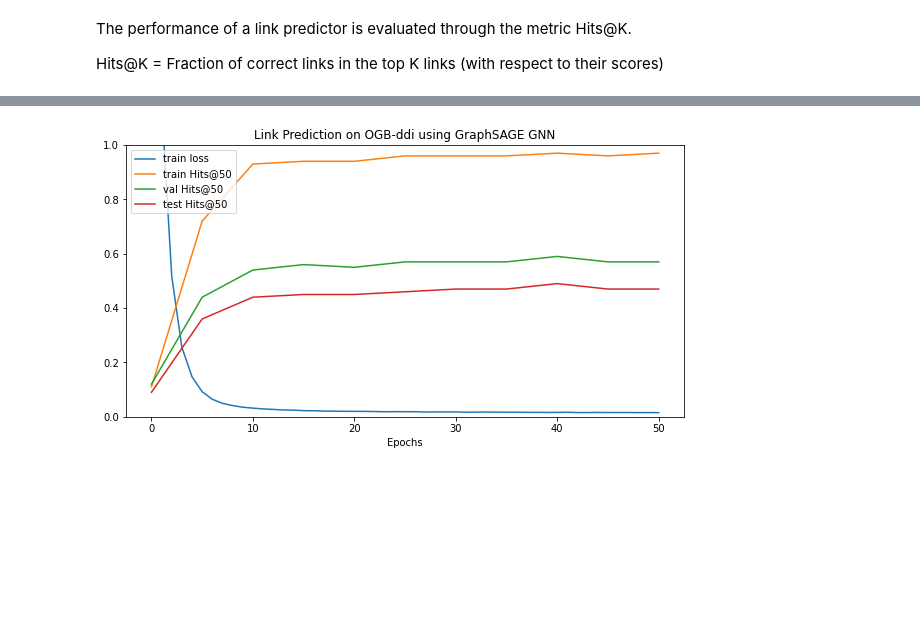
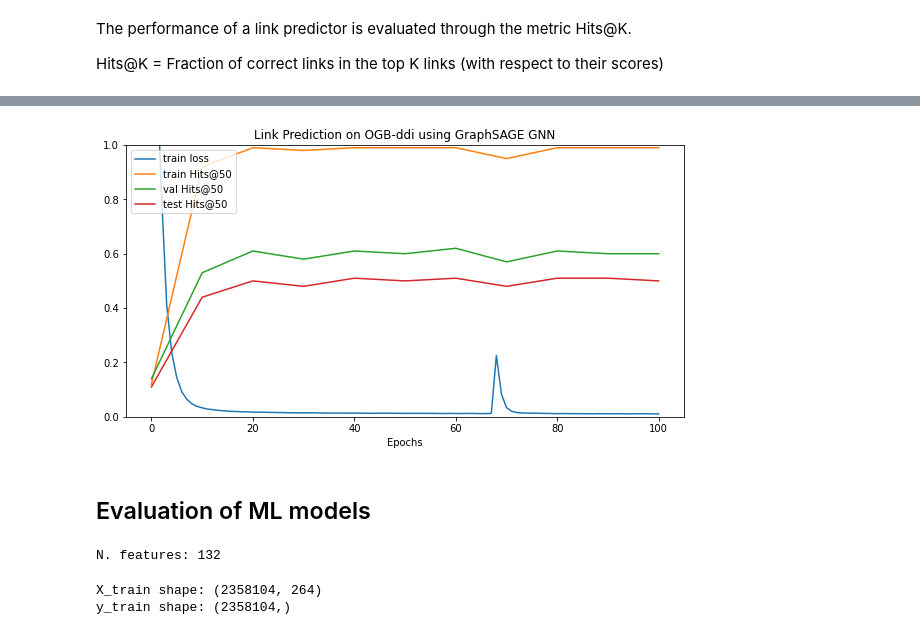
Before and after one commit to urbinaticri/GraphNeuralNetworks, a Jupyter notebook: Link Prediction/Link property prediction on ogbl-collab.ipynb, the cells around one changed output, grey strips where cells are left out. Drawn from its saved outputs; the diff is of its cells as text; code cells hidden in the pictures; blank space fills up the shorter version.

```diff
--- a/Link Prediction/Link property prediction on ogbl-collab.ipynb
+++ b/Link Prediction/Link property prediction on ogbl-collab.ipynb
@@ -338,6 +343,8 @@ def train(model, predictor, node_feats, adj_t, split_edge, optimizer, batch_size
         loss = -torch.log(pos_pred + 1e-15).mean() - torch.log(1 - neg_pred + 1e-15).mean()
         loss.backward()
 
+        if hasattr(node_feats, "parameters"):
+            torch.nn.utils.clip_grad_norm_(node_feats.parameters(), 1.0)
         torch.nn.utils.clip_grad_norm_(model.parameters(), 1.0)
         torch.nn.utils.clip_grad_norm_(predictor.parameters(), 1.0)
 
@@ -434,16 +431,15 @@ def test(model, predictor, data, adj_t, split_edge, evaluator, batch_size):
     return results
 # %%
-USE_SAGE = True
 USE_VAL_EDGES_AS_INPUT = False
 
 BATCH_SIZE = 64 * 1024
 INPUT_DIM = dataset.num_features
 OUTPUT_DIM = dataset.num_classes
-EPOCHS = 50
+EPOCHS = 100
 
 LR = 5e-3
 WD = 1e-5
-EVAL_STEPS = 5
+EVAL_STEPS = 10
 
 
 split_edge = dataset.get_edge_split()
@@ -463,12 +459,14 @@ best_model_weight = None
 
 from sklearn.model_selection import ParameterGrid
 configs = {
+    'USE_SAGE': [True],
     'USE_EMBEDDING_LAYER': [True, False],
     'HIDDEN_DIM' : [128],
     'DROPOUT' : [0.5],
-    'N_LAYERS' : [3],
+    'N_LAYERS' : [2, 3],
     'SKIP_CONN' : [True, False],
-    'POST_PROC_MLP' : [True, False],
+    'POST_PROC_MLP' : [False],
+    'LINK_PRED_AGGR': ['product', 'concatenation']
 }
 param_grid = ParameterGrid(configs)
 print(f'Number of combinations: {len(param_grid)}')
@@ -490,14 +488,14 @@ for dict_ in param_grid:
         input_data = data.x
 
     #MODEL
-    if USE_SAGE:
-        model = SAGE2(INPUT_DIM, dict_['HIDDEN_DIM'], dict_['HIDDEN_DIM'], dict_['N_LAYERS'], dict_['DROPOUT'], skip_conn=True).to(device)
+    if dict_['USE_SAGE']:
+        model = SAGE(INPUT_DIM, dict_['HIDDEN_DIM'], dict_['HIDDEN_DIM'], dict_['N_LAYERS'], dict_['DROPOUT'], skip_conn=dict_['SKIP_CONN'], post_proc_MLP=dict_['POST_PROC_MLP']).to(device)
     else:
-        model = GCN(INPUT_DIM, dict_['HIDDEN_DIM'], dict_['HIDDEN_DIM'], dict_['N_LAYERS'], dict_['DROPOUT']).to(device)
+        model = GCN(INPUT_DIM, dict_['HIDDEN_DIM'], dict_['HIDDEN_DIM'], dict_['N_LAYERS'], dict_['DROPOUT'], skip_conn=dict_['SKIP_CONN'], post_proc_MLP=dict_['POST_PROC_MLP']).to(device)
     parameter_list += (list(model.parameters()))
 
     #LINK PREDICTOR
-    link_predictor = LinkPredictor(dict_['HIDDEN_DIM'], dict_['HIDDEN_DIM'], 1,  dict_['N_LAYERS'], dict_['DROPOUT']).to(device)
+    link_predictor = LinkPredictor(dict_['HIDDEN_DIM'], dict_['HIDDEN_DIM'], 1,  dict_['N_LAYERS'], dict_['DROPOUT'], aggr=dict_['LINK_PRED_AGGR']).to(device)
     parameter_list += (list(link_predictor.parameters()))
 
     optimizer = torch.optim.Adam(parameter_list, lr=LR, weight_decay=WD)
@@ -526,11 +524,11 @@ for dict_ in param_grid:
 
     print('------------------')
 
-    if max(history['test_hits@50']) > best_test_hits:
+    if max(history['test_hits@20']) > best_test_hits:
         best_parameters = dict_
         best_model_history = history
         best_model_weights = model.state_dict()
-        best_test_hits = max(history['test_hits@50'])
+        best_test_hits = max(history['test_hits@20'])
 
     del model; del link_predictor
     torch.cuda.empty_cache()
@@ -560,14 +566,32 @@ Best parameters: {'DROPOUT': 0.5, 'HIDDEN_DIM': 128, 'N_LAYERS': 3, 'POST_PROC_M
 # %%
 plt.figure(figsize=(10,5))
 plt.plot(np.arange(1, EPOCHS+1), best_model_history['loss'], label="train loss")
-plt.plot(np.arange(0, EPOCHS+1, 5), best_model_history['train_hits@50'], label="train Hits@50")
-plt.plot(np.arange(0, EPOCHS+1, 5), best_model_history['valid_hits@50'], label="val Hits@50")
-plt.plot(np.arange(0, EPOCHS+1, 5), best_model_history['test_hits@50'], label="test Hits@50")
+plt.plot(np.arange(0, EPOCHS+1, EVAL_STEPS), best_model_history['train_hits@50'], label="train Hits@50")
+plt.plot(np.arange(0, EPOCHS+1, EVAL_STEPS), best_model_history['valid_hits@50'], label="val Hits@50")
+plt.plot(np.arange(0, EPOCHS+1, EVAL_STEPS), best_model_history['test_hits@50'], label="test Hits@50")
 #plt.plot(np.arange(0, EPOCHS+1, 10), best_model_history['test_auc'], label="test auc")
 plt.title('Link Prediction on OGB-ddi using GraphSAGE GNN')
 plt.xlabel('Epochs')
 plt.ylim(0., 1.)
 plt.legend(loc='upper left')
 plt.show()
 # %% [output]
-[figure, old version]
+[figure, new version]
+# %% [markdown]
+## Evaluation of ML models
+# %%
+from community import community_louvain
+
+data = dataset[0]
+G = to_networkx(data, to_undirected=True)
+
+# Features inferred from the graph topology
+pagerank = torch.Tensor(list(nx.pagerank(G).values()))
+louvain = torch.Tensor(list(community_louvain.best_partition(G).values()))
+betweeness_centrality = torch.Tensor(list(nx.betweenness_centrality(G, k=50).values()))
+degree = torch.Tensor([val for (node, val) in G.degree()])
+
+X = torch.column_stack((data.x, pagerank, louvain, betweeness_centrality, degree))
+print(f"N. features: {X.size(1)}")
+# %% [output]
+N. features: 132
@@ -573,0 +600,17 @@ plt.show()
+# %%
+pos_train_edge = split_edge['train']['edge']
+
+# Select positive edges for train
+pos_edge = pos_train_edge.t()
+X_train_pos = torch.cat((X[pos_edge[0]], X[pos_edge[1]]), dim=-1)
+
+# Sample negative edges (same number as number of positive edges) for train
+neg_edge = negative_sampling(data.edge_index, num_nodes=X.size(0), num_neg_samples=pos_edge.size(1), method='sparse')
+X_train_neg = torch.cat((X[neg_edge[0]], X[neg_edge[1]]), dim=-1)
+
+X_train = pd.DataFrame(torch.cat((X_train_pos, X_train_neg), dim=0).detach().numpy())
+y_train = torch.cat((torch.ones(X_train_pos.size(0)), torch.zeros(X_train_neg.size(0))), dim=0).detach().numpy().reshape(-1,)
+print(f'X_train\tshape: {X_train.shape}\ny_train\tshape: {y_train.shape}')
+# %% [output]
+X_train shape: (2358104, 264)
+y_train shape: (2358104,)
```
Also changed, not shown: parts of 19 cells of this notebook, 5 other files.
